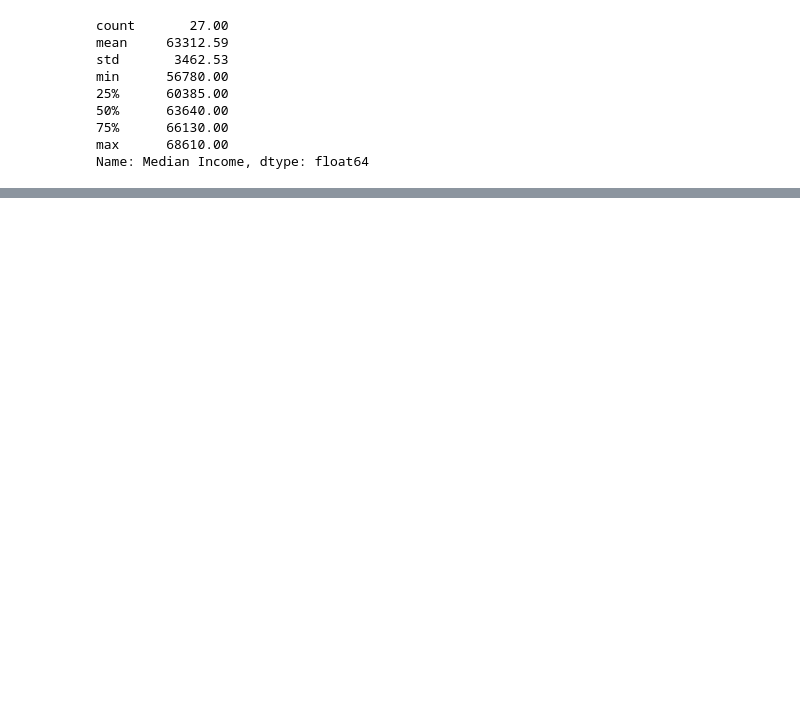
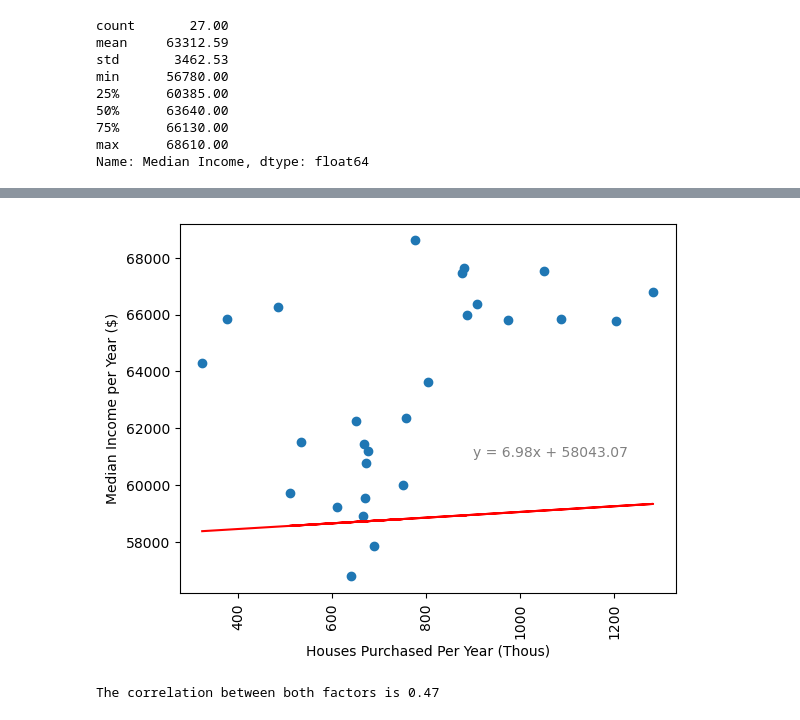
Before and after one commit to isfund/BootCampProject1, a Jupyter notebook: Project1File.ipynb, the cells around one changed output, grey strips where cells are left out. Drawn from its saved outputs; the diff is of its cells as text; code cells hidden in the pictures; blank space fills up the shorter version.

```diff
--- a/Project1File.ipynb
+++ b/Project1File.ipynb
@@ -230,3 +229,11 @@ min      56780.00
 75%      66130.00
 max      68610.00
 Name: Median Income, dtype: float64
+# %%
+#Import houses sold data
+file2_path = 'Resources/number_houses_sold.csv'
+df2 = pd.read_csv(file2_path)
+df2 = df2.dropna()
+df2 = df2.replace(',','', regex = True)
+df2 = df2.astype(int)
+df2.head()
@@ -232,0 +284,29 @@ Name: Median Income, dtype: float64
+# %%
+#Merging datasets by year (1984 - 2010) length of median income data
+merge_df = pd.merge(income_data, df2, on='Year')
+# %%
+#Setting X and Y axis
+income = merge_df['Median Income']
+purchased = merge_df['Total (USA)']
+
+#Linear Regression of Income and Homes purchased
+(slope, intercept, rvalue, pvalue, stderr) = linregress(purchased, income)
+regress = purchased + slope + intercept
+line_eq = 'y = ' + str(round(slope,2)) + 'x + ' + str(round(intercept,2))
+
+#Scatter plot and linear regression plot
+plt.scatter(purchased, income)
+plt.plot(purchased, regress, 'r-')
+plt.annotate(line_eq,(900, 61000), color = 'gray')
+plt.xticks(rotation = 'vertical')
+plt.xlabel('Houses Purchased Per Year (Thous)')
+plt.ylabel('Median Income per Year ($)')
+plt.savefig('incomeregress.png')
+plt.show()
+
+#Peasrson correlation
+correlation = st.pearsonr(income, purchased)
+print(f'The correlation between both factors is {round(correlation[0],2)}')
+# %% [output]
+[figure, added]
+The correlation between both factors is 0.47
```
Also changed, not shown: parts of 6 cells of this notebook, 3 other files.
